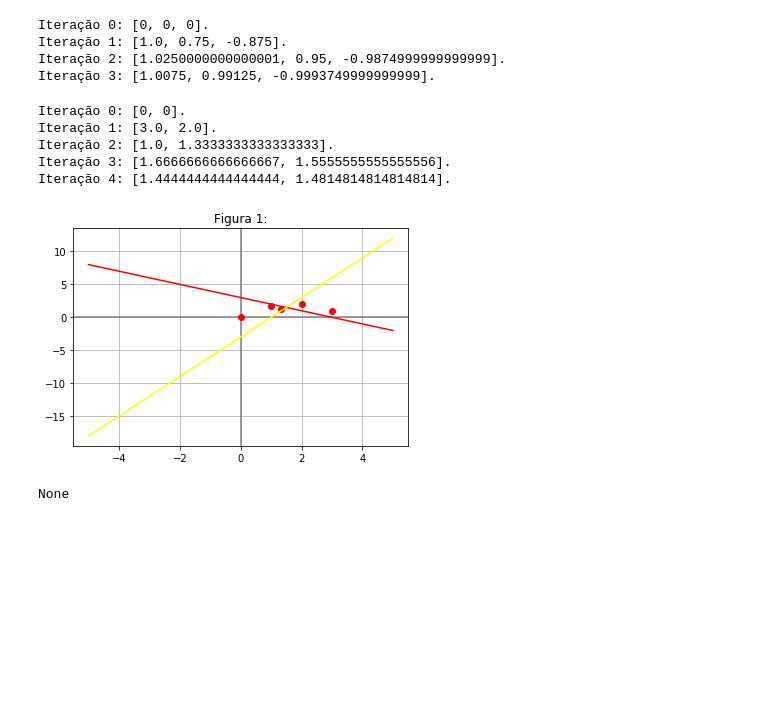
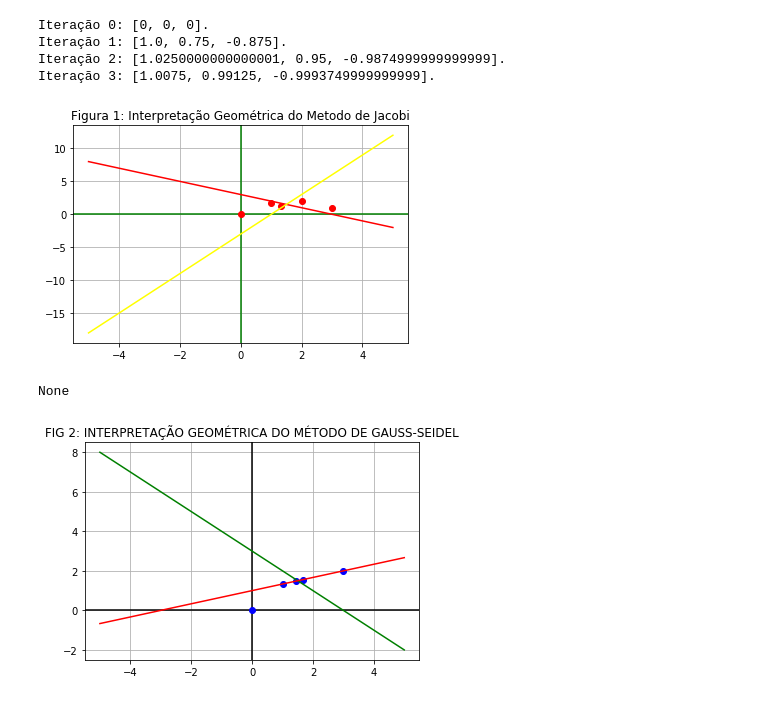
Before and after one commit to necita/Aula11, a Jupyter notebook: Aula11- Ultima Atividade.ipynb, the cells around one changed output. Cells and saved outputs as stored; diff of their text form; code cells hidden in the pictures; blank space fills up the shorter version.

```diff
--- a/Aula11- Ultima Atividade.ipynb
+++ b/Aula11- Ultima Atividade.ipynb
@@ -92,32 +92,43 @@ Iteração 3: [1.0075, 0.99125, -0.9993749999999999].
 # %%
 #grafico com as interção do Metodo Jacobi
 #para o sistema
 # x1 + x2   =3
 # x1 - 3*x2 =-3
 import matplotlib.pyplot as plt
 
 def interprete_jacobi(I):
-    x = np.linspace(-2,2)
+    x = np.linspace(-5,5)
     y1 = 3 - x
     y2 = (1/3)*(3 + x)
 
-plt.title("Figura 1:")
-plt.axvline(x=0, color='gray')
-plt.axhline(y=0, color='gray')
+plt.title("Figura 1: Interpretação Geométrica do Metodo de Jacobi")
+plt.axvline(x=0, color='green')
+plt.axhline(y=0, color='green')
 plt.grid(True)
 plt.plot([0,3,2,1,4/3], [0,1,2,5/3,4/3], 'ro')
 plt.plot(x, y1, color='red')
 plt.plot(x, y2,color='yellow')
 g=plt.show()
 print(interprete_jacobi(g))
 # %% [output]
+[figure, new version]
-Iteração 0: [0, 0].
-Iteração 1: [3.0, 2.0].
-Iteração 2: [1.0, 1.3333333333333333].
-Iteração 3: [1.6666666666666667, 1.5555555555555556].
-Iteração 4: [1.4444444444444444, 1.4814814814814814].
+None
-[figure, old version]
-None
 # %%
 a=np.array([[10,-1,2,0],[-1,11,-1,3],[2,-1,10,-1],[0,3,-1,8]])
 b=np.array([6,25,-11,15])
+# %%
+x = np.linspace(-5,5)
+x1 = 3 - x
+x2 = (1/3)*(3 + x)
+
+plt.title("FIG 2: INTERPRETAÇÃO GEOMÉTRICA DO MÉTODO DE GAUSS-SEIDEL")
+plt.axvline(x = 0, color = 'black')
+plt.axhline(y = 0, color = 'black')
+
+plt.grid(True)
+plt.plot([X[0][0],X[1][0],X[2][0],X[3][0],X[4][0]], [X[0][1],X[1][1],X[2][1],X[3][1],X[4][1]], 'ro', color = 'blue')
+plt.plot(x, x1, color = 'green')
+plt.plot(x, x2, color = 'red')
+plt.show()
+# %% [output]
+[figure, added]
```
